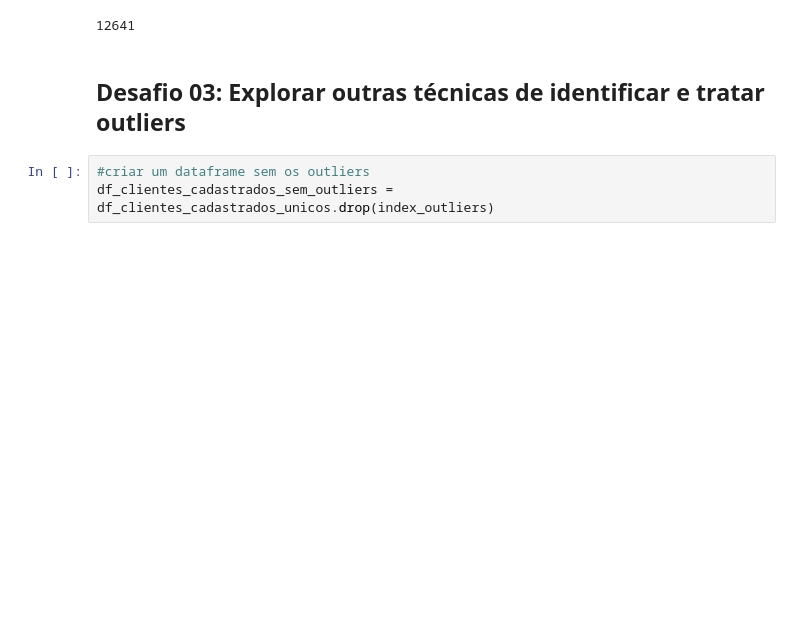
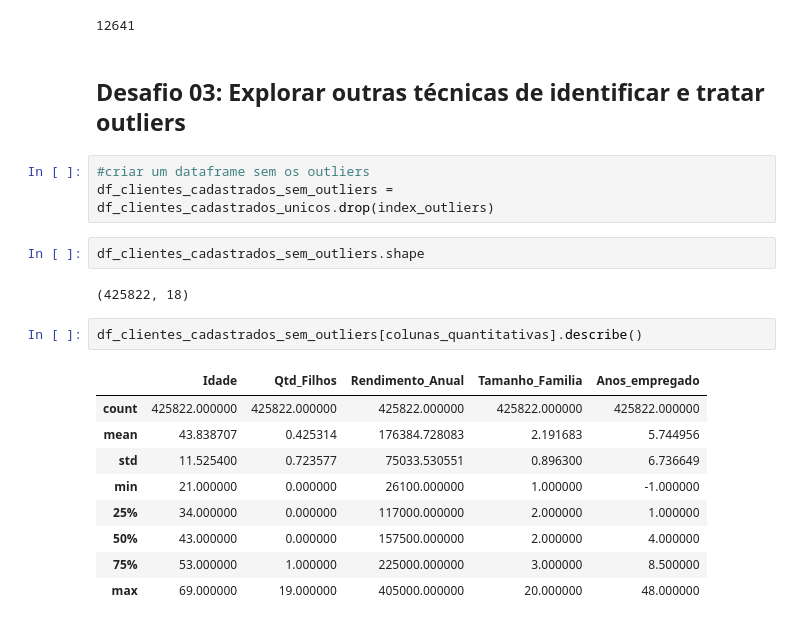
Before and after one commit to cmattosr/bootcampDS_mod06, a Jupyter notebook: Modulo06.ipynb, the cells around one changed output. Drawn from its saved outputs; the diff is of its cells as text; blank space fills up the shorter version.

```diff
--- a/Modulo06.ipynb
+++ b/Modulo06.ipynb
@@ -203,3 +203,19 @@ len (index_outliers)
 # %%
 #criar um dataframe sem os outliers
 df_clientes_cadastrados_sem_outliers = df_clientes_cadastrados_unicos.drop(index_outliers)
+# %%
+df_clientes_cadastrados_sem_outliers.shape
+# %% [output]
+(425822, 18)
+# %%
+df_clientes_cadastrados_sem_outliers[colunas_quantitativas].describe()
+# %% [output]
+|  | Idade | Qtd_Filhos | Rendimento_Anual | Tamanho_Familia | Anos_empregado |
+| count | 425822.000000 | 425822.000000 | 425822.000000 | 425822.000000 | 425822.000000 |
+| mean | 43.838707 | 0.425314 | 176384.728083 | 2.191683 | 5.744956 |
+| std | 11.525400 | 0.723577 | 75033.530551 | 0.896300 | 6.736649 |
+| min | 21.000000 | 0.000000 | 26100.000000 | 1.000000 | -1.000000 |
+| 25% | 34.000000 | 0.000000 | 117000.000000 | 2.000000 | 1.000000 |
+| 50% | 43.000000 | 0.000000 | 157500.000000 | 2.000000 | 4.000000 |
+| 75% | 53.000000 | 1.000000 | 225000.000000 | 3.000000 | 8.500000 |
+| max | 69.000000 | 19.000000 | 405000.000000 | 20.000000 | 48.000000 |
```
Also changed, not shown: parts of 1 cell of this notebook.
